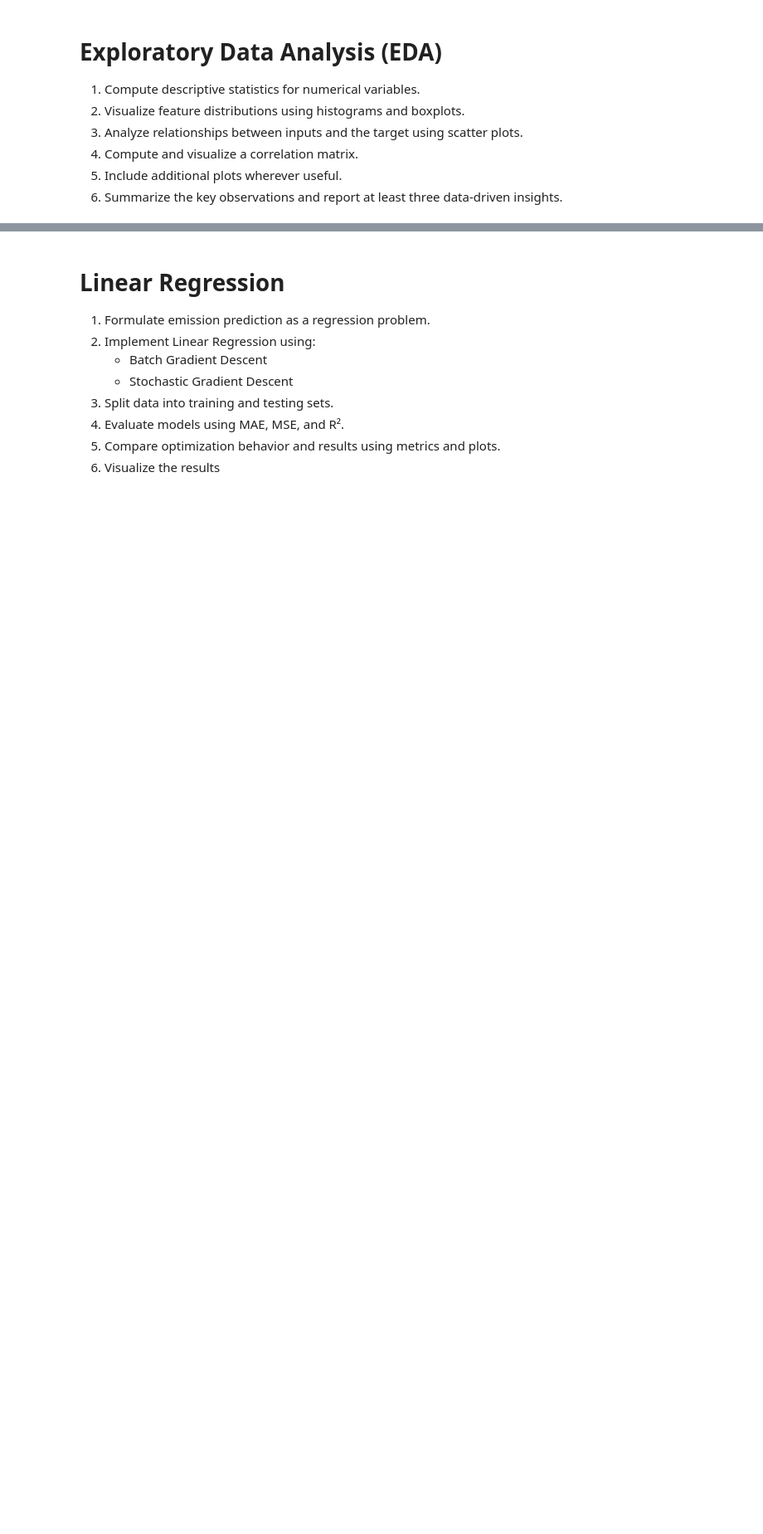
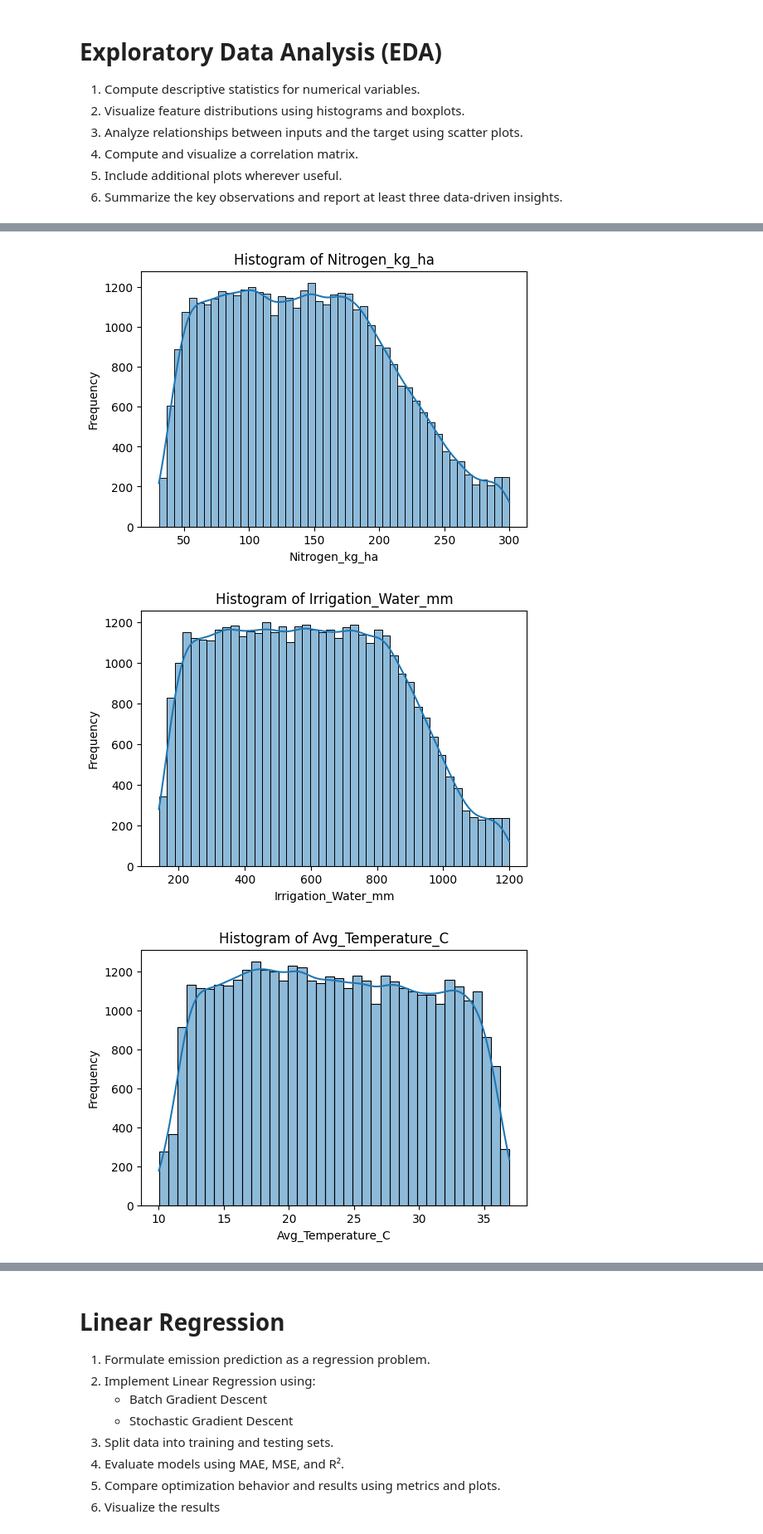
Before and after one commit to honua-dmg/BITS-F464-Assignment1, a Jupyter notebook: ML_Assignment1.ipynb, the cells around one changed output, grey strips where cells are left out. Shown at 83% size. Cells and saved outputs as stored; diff of their text form; code cells hidden in the pictures; blank space fills up the shorter version.

```diff
--- a/ML_Assignment1.ipynb
+++ b/ML_Assignment1.ipynb
@@ -53,3 +53,5 @@ import seaborn as sns
 2. Identify numerical and categorical features.
 3. Define a dependent feature as the regression target.
 4. Justify the selection of numerical input features.
+# %%
+df = pd.read_csv("Dataset.csv")
@@ -63,0 +228,14 @@ import seaborn as sns
+# %%
+numerical_cols = df.select_dtypes(include=["int64", "float64"]).columns
+
+for col in numerical_cols:
+    plt.figure(figsize=(6, 4))
+    sns.histplot(df[col], kde=True)
+    plt.title(f"Histogram of {col}")
+    plt.xlabel(col)
+    plt.ylabel("Frequency")
+    plt.show()
+# %% [output]
+[figure, added]
+[figure, added]
+[figure, added]
```
Also changed, not shown: parts of 23 cells of this notebook, 2 other files.
